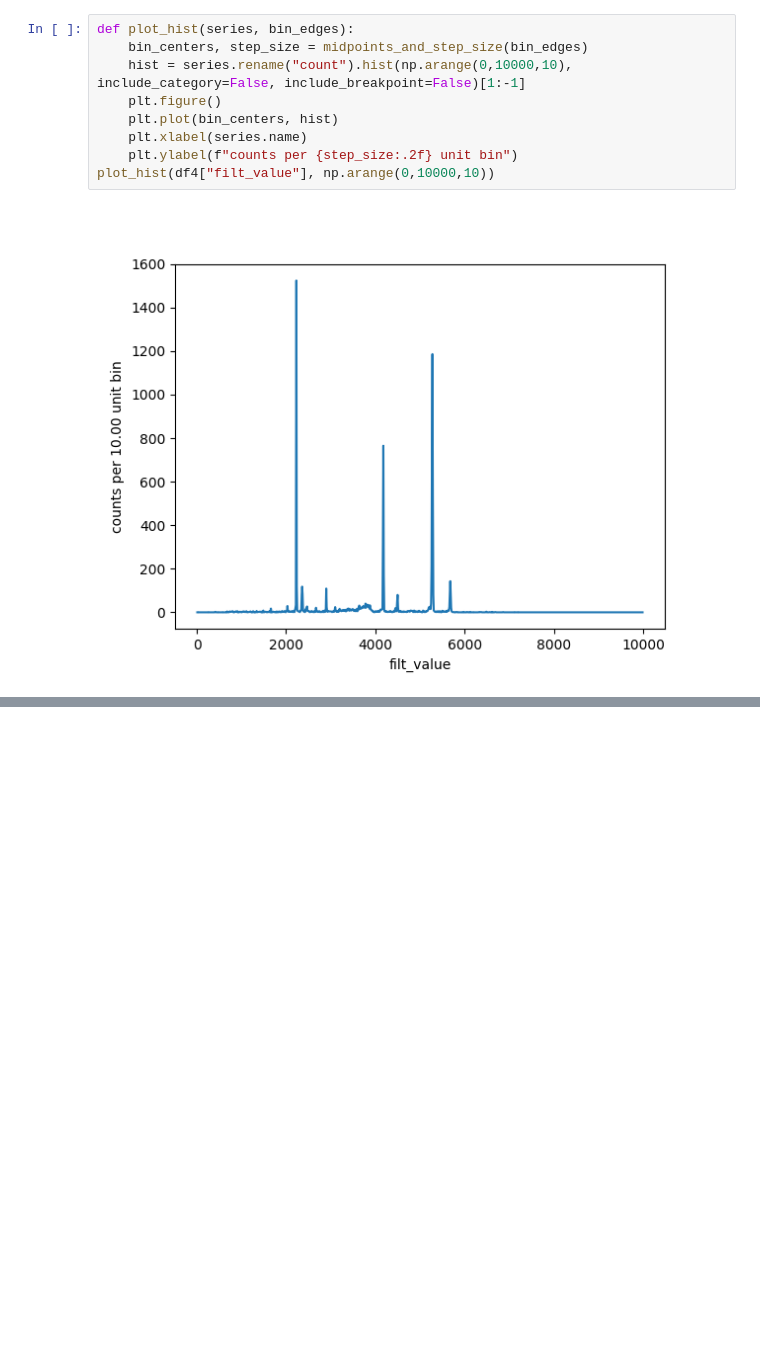
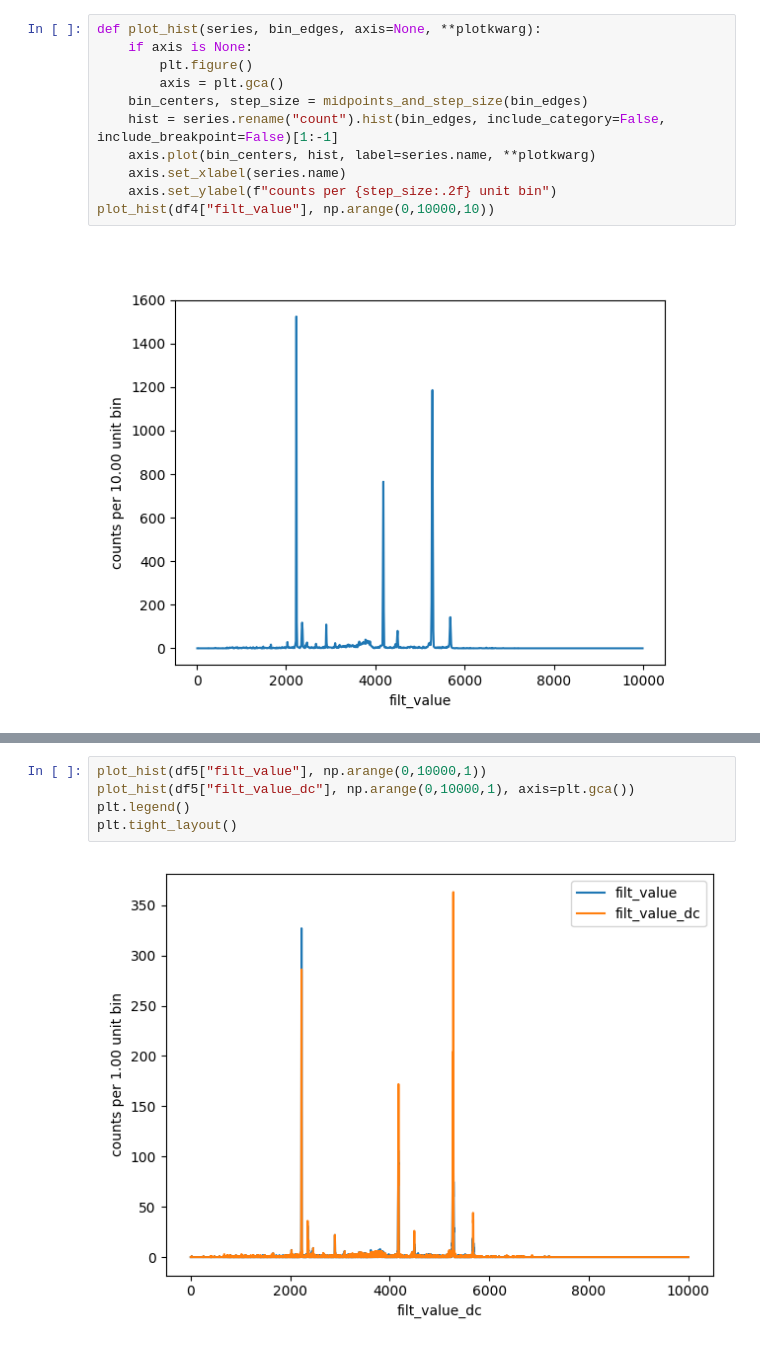
Before and after one commit to ggggggggg/moss, a Jupyter notebook: massp/example.ipynb, the cells around one changed output, grey strips where cells are left out. Drawn from its saved outputs; the diff is of its cells as text; blank space fills up the shorter version.

```diff
--- a/massp/example.ipynb
+++ b/massp/example.ipynb
@@ -210,13 +210,15 @@ shape: (999, 1)
 | 0 |
 | 0 |
 # %%
-def plot_hist(series, bin_edges):
+def plot_hist(series, bin_edges, axis=None, **plotkwarg):
+    if axis is None:
+        plt.figure()
+        axis = plt.gca()
     bin_centers, step_size = midpoints_and_step_size(bin_edges)
-    hist = series.rename("count").hist(np.arange(0,10000,10), include_category=False, include_breakpoint=False)[1:-1]
-    plt.figure()
-    plt.plot(bin_centers, hist)
-    plt.xlabel(series.name)
-    plt.ylabel(f"counts per {step_size:.2f} unit bin")
+    hist = series.rename("count").hist(bin_edges, include_category=False, include_breakpoint=False)[1:-1]
+    axis.plot(bin_centers, hist, label=series.name, **plotkwarg)
+    axis.set_xlabel(series.name)
+    axis.set_ylabel(f"counts per {step_size:.2f} unit bin")
 plot_hist(df4["filt_value"], np.arange(0,10000,10))
 # %% [output]
 [figure]
@@ -236,0 +258,7 @@ plt.tight_layout()
+# %%
+plot_hist(df5["filt_value"], np.arange(0,10000,1))
+plot_hist(df5["filt_value_dc"], np.arange(0,10000,1), axis=plt.gca())
+plt.legend()
+plt.tight_layout()
+# %% [output]
+[figure, added]
```
Also changed, not shown: parts of 4 cells of this notebook, 3 other files.
